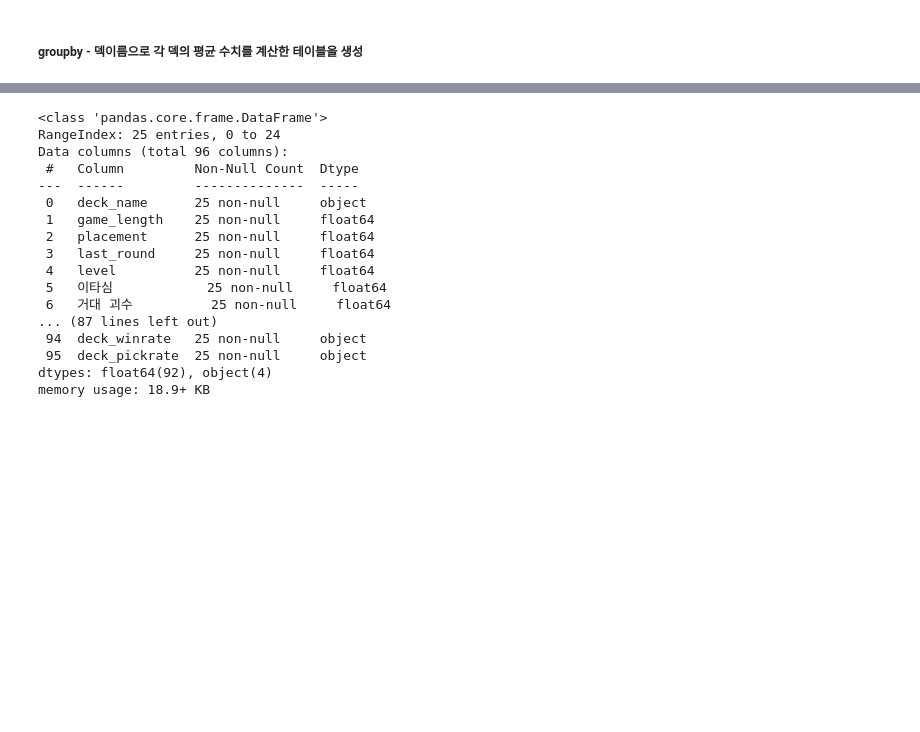
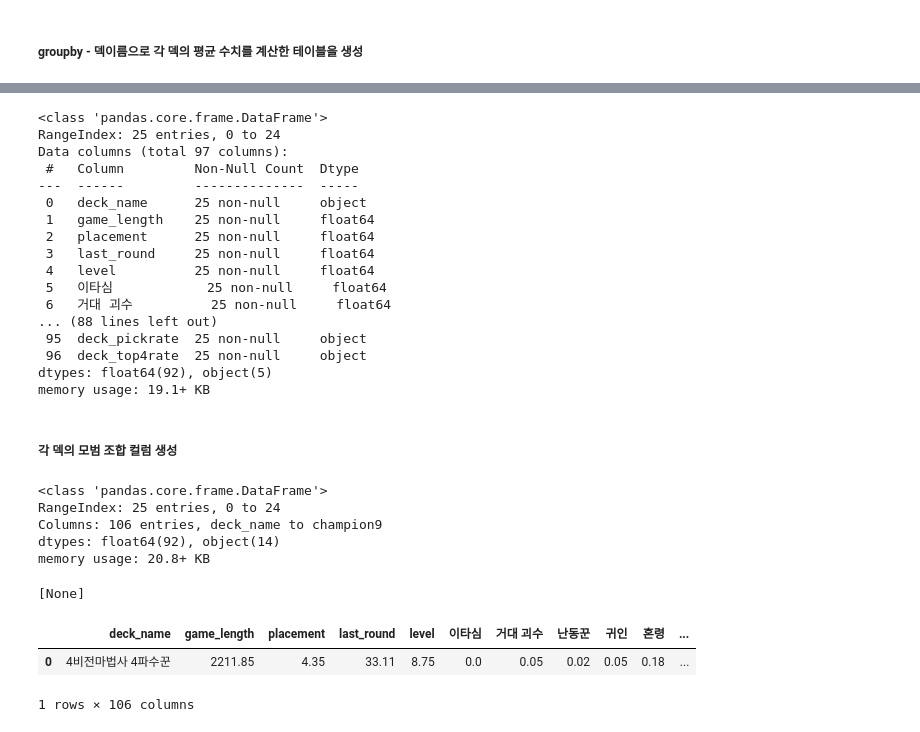
Before and after one commit to interspace719/Final-Project-A09-, a Jupyter notebook: 8. make final decks table.ipynb, the cells around one changed output, grey strips where cells are left out. Saved outputs shown, nothing was run; the diff lists cells and outputs as text; code cells hidden in the pictures; blank space fills up the shorter version.

```diff
--- a/8. make final decks table.ipynb
+++ b/8. make final decks table.ipynb
@@ -185,0 +189,17 @@ deck_statistic.head()
+# %%
+## 덱 승률 컬럼 생성
+deck_statistic['deck_top4rate'] = None
+
+# 덱 이름 리스트
+deck_names = ['분류 불가', '나르 세나 리롤', '용군주 흐웨이 밸류 완성', '용군주 흐웨이 밸류 시도', '4용군주 밸류',
+              '6혼령 리롤', '리롤 결투가', '6암영 4사신 요네', '6비전 마법사', '신화 바드 리롤', '6난동꾼',
+              '7필연', '7이야기꾼', '아펠 아무무 리롤', '현자 모르가나', '6기원자', '6거대괴수', '난동꾼 카이사',
+              '8결투가', '7신화 릴리아', '천계', '신화 코그모 리롤', '4비전마법사 4파수꾼', '5먹그림자 카이사',
+              '숲지기 킨드레드 리롤']
+
+# 각 deck_name에 대해 작업을 반복
+for deck_name in deck_names:
+    deck_top4rate = len(deck_statistic[(deck_statistic['deck_name'] == deck_name) & (deck_statistic['placement'] <= 4)]) / len(deck_statistic[deck_statistic['deck_name'] == deck_name]) * 100
+    deck_statistic.loc[deck_statistic['deck_name'] == deck_name, 'deck_top4rate'] = deck_top4rate
+
+deck_statistic.head()
@@ -214,7 +242,7 @@ deck_statistic.info()
 # %% [output]
 <class 'pandas.core.frame.DataFrame'>
 RangeIndex: 25 entries, 0 to 24
-Data columns (total 96 columns):
+Data columns (total 97 columns):
  #   Column         Non-Null Count  Dtype
 ---  ------         --------------  -----
  0   deck_name      25 non-null     object
@@ -224,8 +252,52 @@ Data columns (total 96 columns):
  4   level          25 non-null     float64
  5   이타심            25 non-null     float64
  6   거대 괴수          25 non-null     float64
-... (87 lines left out)
- 94  deck_winrate   25 non-null     object
+... (88 lines left out)
  95  deck_pickrate  25 non-null     object
-dtypes: float64(92), object(4)
-memory usage: 18.9+ KB
+ 96  deck_top4rate  25 non-null     object
+dtypes: float64(92), object(5)
+memory usage: 19.1+ KB
+# %% [markdown]
+##### 각 덱의 모범 조합 컬럼 생성
+# %%
+## 최대 9개의 칸 생성
+deck_statistic['champion1'] = None
+deck_statistic['champion2'] = None
+deck_statistic['champion3'] = None
+deck_statistic['champion4'] = None
+deck_statistic['champion5'] = None
+deck_statistic['champion6'] = None
+deck_statistic['champion7'] = None
+deck_statistic['champion8'] = None
+deck_statistic['champion9'] = None
+# %%
+deck_statistic.info()
+# %% [output]
+<class 'pandas.core.frame.DataFrame'>
+RangeIndex: 25 entries, 0 to 24
+Columns: 106 entries, deck_name to champion9
+dtypes: float64(92), object(14)
+memory usage: 20.8+ KB
+# %%
+# 필터링을 통해 deck_name이 '6난동꾼'인 행 선택 후, champion1 값 출력 테스트
+level_of_6난동꾼 = deck_statistic.loc[deck_statistic['deck_name'] == '6난동꾼', 'champion1'].values
+print(level_of_6난동꾼)
+# %% [output]
+[None]
+# %%
+# 4비전마법사 4파수꾼 덱 추천 조합 채워넣기
+deck_statistic['champion1']  = np.where(deck_statistic['deck_name'] == '4비전마법사 4파수꾼', '아리', deck_statistic['champion1'])
+deck_statistic['champion2']  = np.where(deck_statistic['deck_name'] == '4비전마법사 4파수꾼', '쉔', deck_statistic['champion2'])
+deck_statistic['champion3']  = np.where(deck_statistic['deck_name'] == '4비전마법사 4파수꾼', '아무무', deck_statistic['champion3'])
+deck_statistic['champion4']  = np.where(deck_statistic['deck_name'] == '4비전마법사 4파수꾼', '일라오이', deck_statistic['champion4'])
+deck_statistic['champion5']  = np.where(deck_statistic['deck_name'] == '4비전마법사 4파수꾼', '노틸러스', deck_statistic['champion5'])
+deck_statistic['champion6']  = np.where(deck_statistic['deck_name'] == '4비전마법사 4파수꾼', '신드라', deck_statistic['champion6'])
+deck_statistic['champion7']  = np.where(deck_statistic['deck_name'] == '4비전마법사 4파수꾼', '리산드라', deck_statistic['champion7'])
+deck_statistic['champion8']  = np.where(deck_statistic['deck_name'] == '4비전마법사 4파수꾼', '세트', deck_statistic['champion8'])
+
+#check
+deck_statistic[deck_statistic['deck_name']=='4비전마법사 4파수꾼']
+# %% [output]
+|  | deck_name | game_length | placement | last_round | level | 이타심 | 거대 괴수 | 난동꾼 | 귀인 | 혼령 | ... |
+| 0 | 4비전마법사 4파수꾼 | 2211.85 | 4.35 | 33.11 | 8.75 | 0.0 | 0.05 | 0.02 | 0.05 | 0.18 | ... |
+1 rows × 106 columns
```
Also changed, not shown: parts of 14 cells of this notebook, 2 other files.
